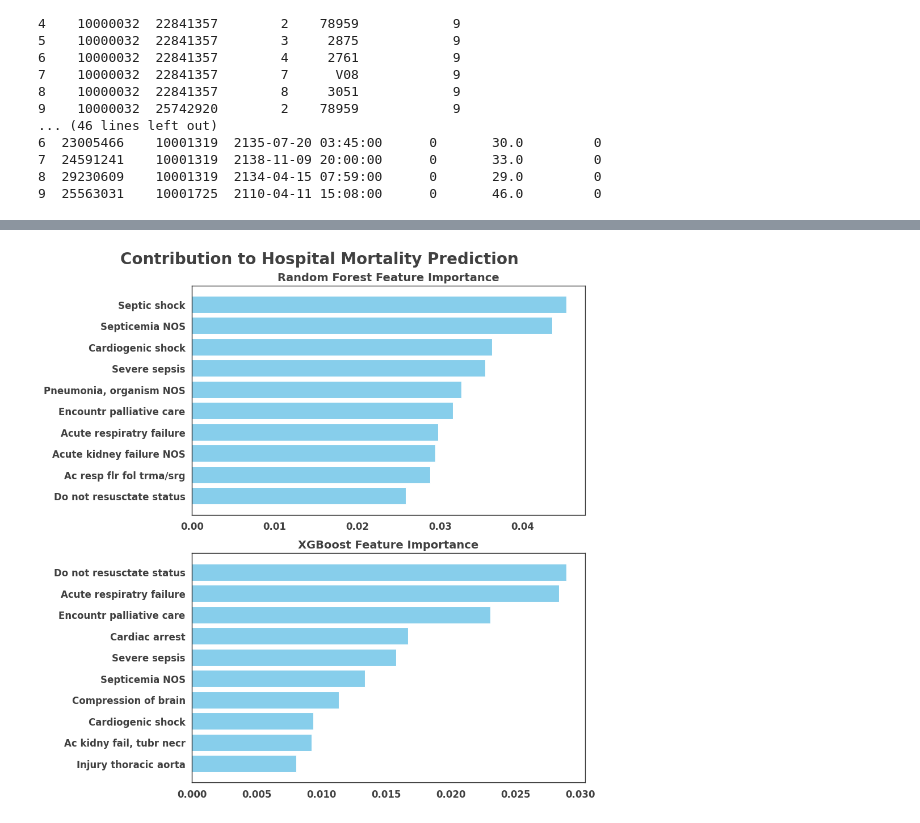
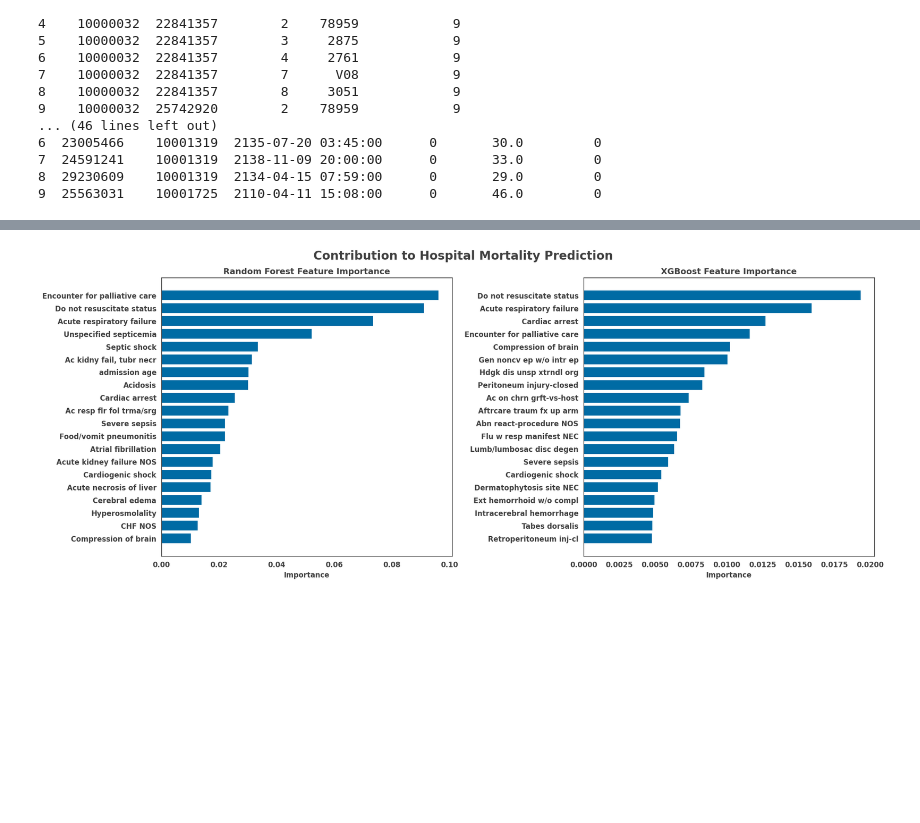
Before and after one commit to bbj-lab/ethos-paper, a Jupyter notebook: icd_prediction/icd_model.ipynb, the cells around one changed output, grey strips where cells are left out. Saved outputs shown, nothing was run; the diff lists cells and outputs as text; code cells hidden in the pictures; blank space fills up the shorter version.

```diff
--- a/icd_prediction/icd_model.ipynb
+++ b/icd_prediction/icd_model.ipynb
@@ -490,27 +994,39 @@ plt.rcParams['xtick.labelsize'] = font_size
 plt.rcParams['ytick.color'] = black_color
 plt.rcParams['ytick.labelsize'] = font_size
 plt.rcParams['axes.titlesize'] = font_size
+plt.style.use('tableau-colorblind10')
 # %%
 models = [lr, rf, xgboost]  # Replace with your actual models
-model_names = ["Logistics Regression", "Random Forest", "XGBoost"]  # Replace with your model names
-colors = ['blue', 'green', 'red']  # Colors for each model
+model_names = ["Logistics Regression (class balanced)", "Random Forest", "XGBoost"]  # Replace with your model names
+line_styles = ['-', ':', '-.']
+# colors = ['blue', 'green', 'red']  # Colors for each model
 
 plt.figure(figsize=(8, 6))
 
-for model, name, color in zip(models, model_names, colors):
+for model, name, style in zip(models, model_names, line_styles):
     # Get predicted probabilities for the positive class
-    y_pred = model.predict_proba(test_X)[:, 1]
+    if not hasattr(model, "predict_proba"):
+        y_pred = model.predict(sm.add_constant(test_X_K))
+    else:
+        y_pred = model.predict_proba(test_X)[:, 1]
     fpr, tpr, _ = roc_curve(test_y, y_pred)
     roc_auc = auc(fpr, tpr)
 
     # Plot ROC curve
-    RocCurveDisplay(fpr=fpr, tpr=tpr, roc_auc=roc_auc, estimator_name=name).plot(ax=plt.gca(), color=color)
+    RocCurveDisplay(fpr=fpr, tpr=tpr, roc_auc=roc_auc, estimator_name=name).plot(ax=plt.gca(), linestyle=style)#, color=color)
 
+plt.plot([0, 1], [0, 1], linestyle="--", color="gray", label="Random Guess")
 # Add plot title and legend
 plt.title(f"AUROC For Hospital Mortality")
-plt.legend(loc="lower right")
-plt.savefig(f"plots/roc_d{icd_code_digits}.png")
+plt.legend(loc="lower right", fontsize=8)
+plt.savefig(f"plots/roc_d{icd_code_digits}.png", dpi=300)
 
 # title: what the picture tells us instead of fact
 # or go into the captions
+
+# add the random performance
+
+# colorblind
+# plt.style.use('tableau-colorblind10')
+# shape differ for black and white printout linestyle
 # %% [output]
@@ -552,32 +1055,39 @@ plt.show()
 # %%
-fig, axes = plt.subplots(2, 1, figsize=(10, 10))
+fig, axes = plt.subplots(1, 2, figsize=(20, 8))
 # Model titles for the subplot
 model_titles = ["Random Forest Feature Importance", "XGBoost Feature Importance"]
 
 # Loop through both models
 for i, (model, title) in enumerate(zip([rf, xgboost], model_titles)):
     ax: plt.Axes = axes[i]  # Correctly select the subplot axis
 
     # Create DataFrame for feature importance
     feature_importance = pd.DataFrame({
-        'Feature': titles,  # Replace 'titles' with the actual feature names list
+        'Feature': feature_long_titles,  # Replace 'titles' with the actual feature names list
         'Importance': model.feature_importances_
     })
 
     # Sort by importance and take top 20
-    top_features = feature_importance.nlargest(10, 'Importance')
+    top_features = feature_importance.nlargest(20, 'Importance')
 
     # Plot feature importance
-    ax.barh(top_features['Feature'], top_features['Importance'], color='skyblue')
+    ax.barh(top_features['Feature'], top_features['Importance'])
     ax.invert_yaxis()  # Reverse the y-axis for a better view
     ax.set_title(title, fontsize=14)
-    ax.set_xlabel("") # ax.set_xlabel("Importance")
+    ax.set_xlabel("Importance", fontsize=12)
     # ax.set_ylabel("Features")
 
 # Adjust spacing between subplots
 fig.suptitle("Contribution to Hospital Mortality Prediction", fontsize=20, fontweight="bold")
-fig.subplots_adjust(hspace=0.5)
+fig.subplots_adjust(wspace=0.3)
 plt.tight_layout()
 plt.show()
+fig.savefig(f"plots/feature_importance_d{icd_code_digits}.png", dpi=300)
+
+# do 20
+# use long title
+
+# panel with AUC (panel A) LR significant features (panel B) feature importance (panel C)
+# higher resolution for plots
 # %% [output]
-[figure, old version]
+[figure, new version]
```
Also changed, not shown: parts of 66 cells of this notebook, 5 other files.
